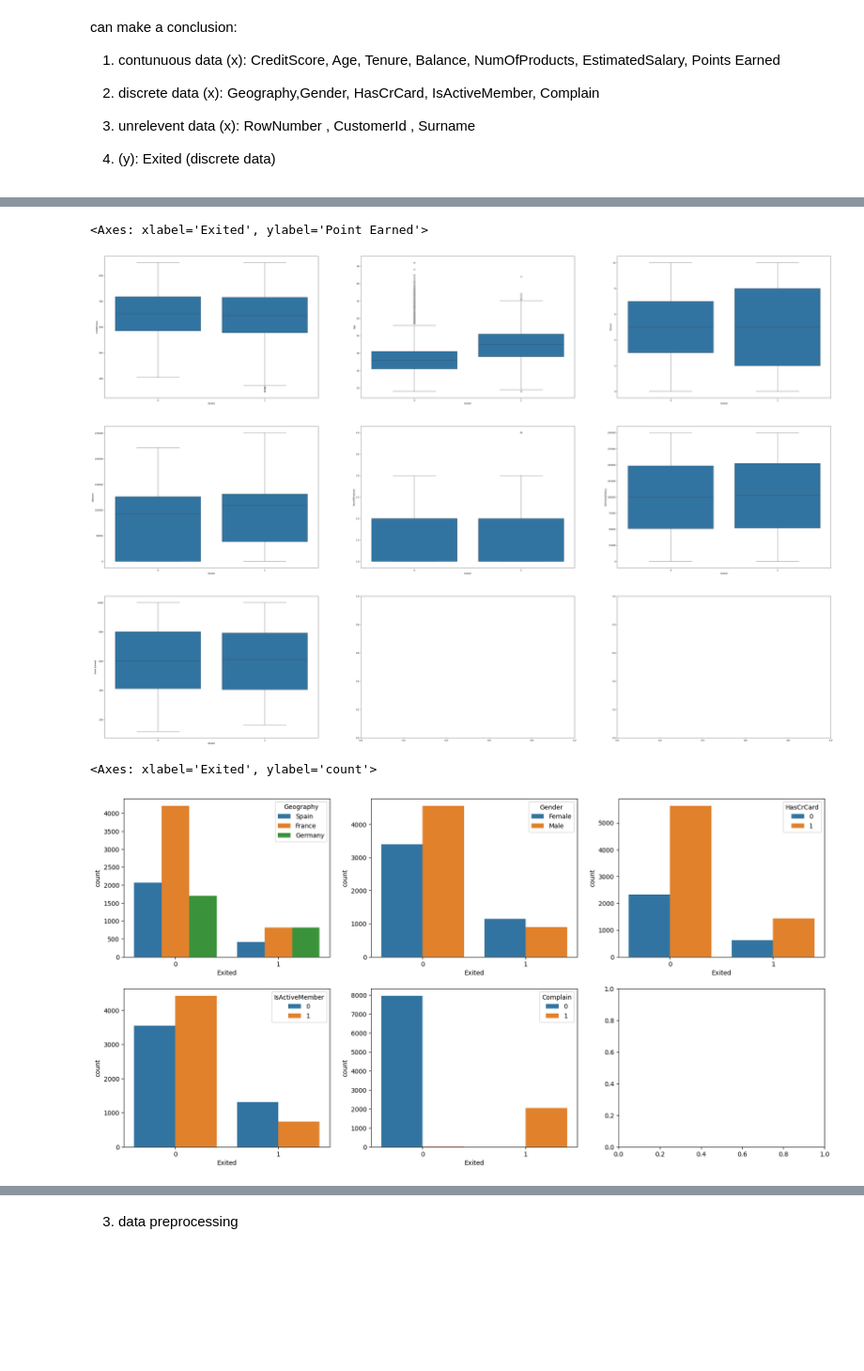
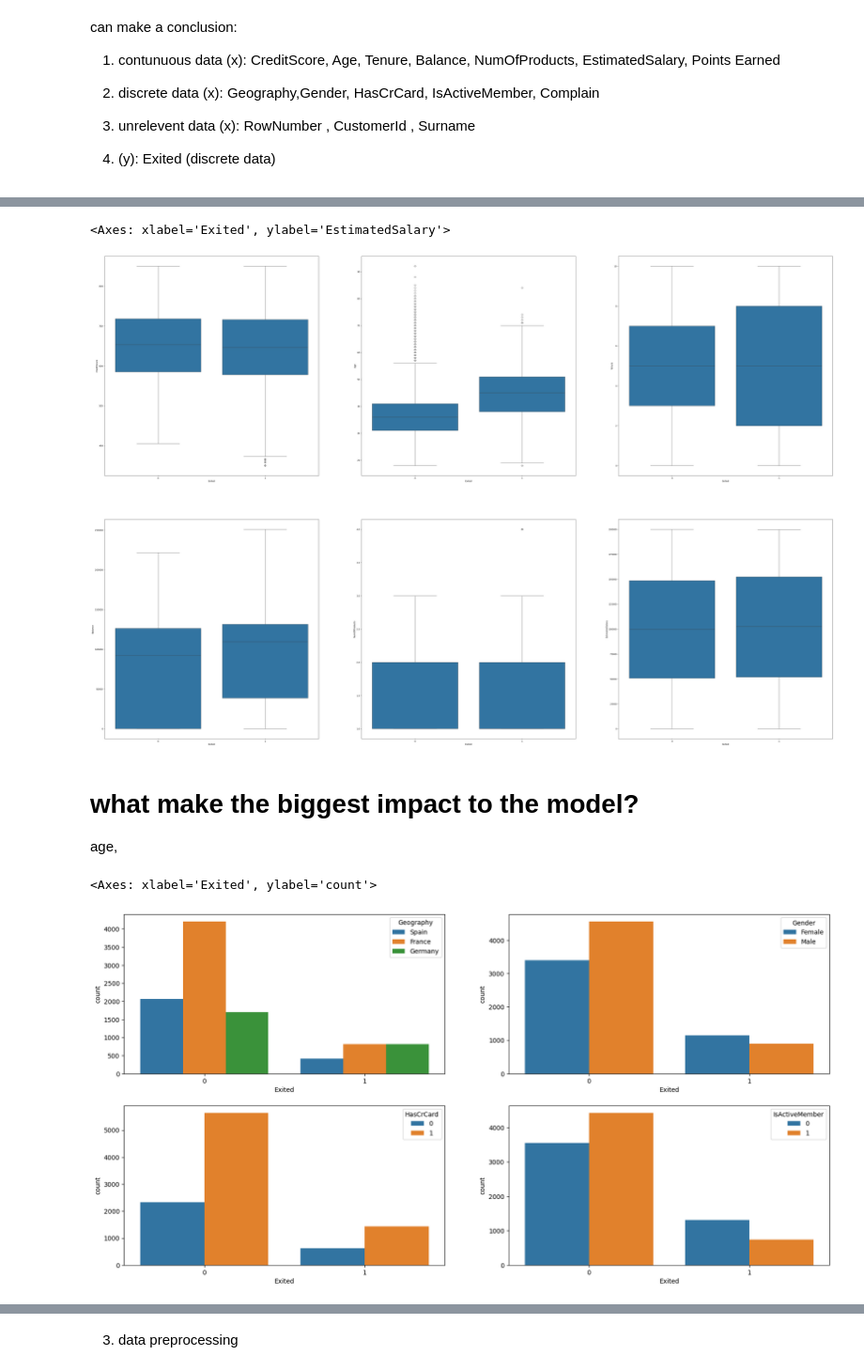
Before and after one commit to heathclief0402/bank_customer_chrun_pred, a Jupyter notebook: Bank_churn_prediction_off.ipynb, the cells around one changed output, grey strips where cells are left out. Shown at 94% size. Saved outputs shown, nothing was run; the diff lists cells and outputs as text; code cells hidden in the pictures; blank space fills up the shorter version.

```diff
--- a/Bank_churn_prediction_off.ipynb
+++ b/Bank_churn_prediction_off.ipynb
@@ -146,24 +150,28 @@ data[["CreditScore","Age","Tenure", "Balance", "NumOfProducts", "EstimatedSalary
 # %%
 import matplotlib.pyplot as plt
 import seaborn as sns
-_,axss = plt.subplots(3,3, figsize=[60,40])
+_,axss = plt.subplots(2,3, figsize=[60,40])
 sns.boxplot(data=data, x="Exited",y = "CreditScore", ax=axss[0,0])
 sns.boxplot(data=data, x="Exited",y = "Age", ax=axss[0,1])
 sns.boxplot(data=data, x="Exited",y = "Tenure", ax=axss[0,2])
 sns.boxplot(data=data, x="Exited",y = "Balance", ax=axss[1,0])
 sns.boxplot(data=data, x="Exited",y = "NumOfProducts", ax=axss[1,1])
 sns.boxplot(data=data, x="Exited",y = "EstimatedSalary", ax=axss[1,2])
-sns.boxplot(data=data, x="Exited",y = "Point Earned", ax=axss[2,0])
+#sns.boxplot(data=data, x="Exited",y = "Point Earned", ax=axss[2,0])
 # %% [output]
-<Axes: xlabel='Exited', ylabel='Point Earned'>
+<Axes: xlabel='Exited', ylabel='EstimatedSalary'>
-[figure, old version]
+[figure, new version]
+# %% [markdown]
+# what make the biggest impact to the model?
+
+age,
 # %%
-_,axss = plt.subplots(2,3, figsize=[20,10])
+_,axss = plt.subplots(2,2, figsize=[20,10])
 sns.countplot(x='Exited', hue='Geography', data=data, ax=axss[0][0])
 sns.countplot(x='Exited', hue='Gender', data=data, ax=axss[0][1])
-sns.countplot(x='Exited', hue='HasCrCard', data=data, ax=axss[0][2])
-sns.countplot(x='Exited', hue='IsActiveMember', data=data, ax=axss[1][0])
-sns.countplot(x='Exited', hue='Complain', data=data, ax=axss[1][1])
+sns.countplot(x='Exited', hue='HasCrCard', data=data, ax=axss[1][0])
+sns.countplot(x='Exited', hue='IsActiveMember', data=data, ax=axss[1][1])
+#sns.countplot(x='Exited', hue='Complain', data=data, ax=axss[1][1])
 # %% [output]
 <Axes: xlabel='Exited', ylabel='count'>
-[figure, old version]
+[figure, new version]
```
Also changed, not shown: parts of 42 cells of this notebook.
